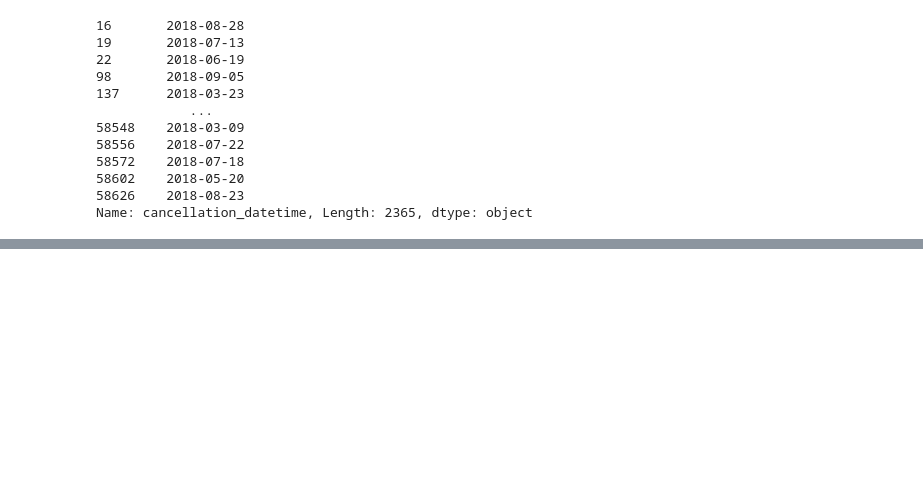
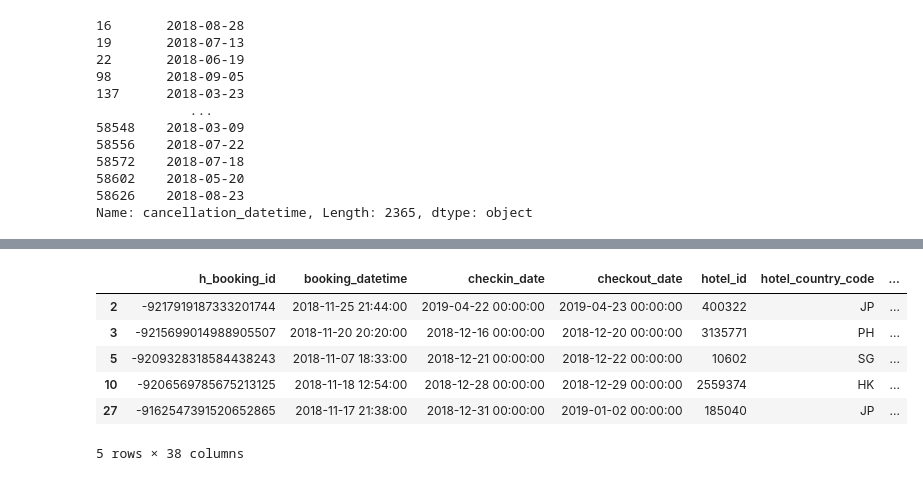
Before and after one commit to razbareli/IML, a Jupyter notebook: challenge/model_testing.ipynb, the cells around one changed output, grey strips where cells are left out. Cells and saved outputs as stored; diff of their text form; code cells hidden in the pictures; blank space fills up the shorter version.

```diff
--- a/challenge/model_testing.ipynb
+++ b/challenge/model_testing.ipynb
@@ -150,0 +216,11 @@ full_data[(full_data.cancellation_datetime > '2018-08-07') & (full_data.cancella
+# %%
+test_data_w1 = pd.read_csv(r"C:\Users\97250\PycharmProjects\IML.HUJI\datasets\test_set_week_1.csv").dropna().drop_duplicates()
+test_data_w1.head()
+# %% [output]
+|  | h_booking_id | booking_datetime | checkin_date | checkout_date | hotel_id | hotel_country_code | ... |
+| 2 | -9217919187333201744 | 2018-11-25 21:44:00 | 2019-04-22 00:00:00 | 2019-04-23 00:00:00 | 400322 | JP | ... |
+| 3 | -9215699014988905507 | 2018-11-20 20:20:00 | 2018-12-16 00:00:00 | 2018-12-20 00:00:00 | 3135771 | PH | ... |
+| 5 | -9209328318584438243 | 2018-11-07 18:33:00 | 2018-12-21 00:00:00 | 2018-12-22 00:00:00 | 10602 | SG | ... |
+| 10 | -9206569785675213125 | 2018-11-18 12:54:00 | 2018-12-28 00:00:00 | 2018-12-29 00:00:00 | 2559374 | HK | ... |
+| 27 | -9162547391520652865 | 2018-11-17 21:38:00 | 2018-12-31 00:00:00 | 2019-01-02 00:00:00 | 185040 | JP | ... |
+5 rows × 38 columns
```
Also changed, not shown: parts of 17 cells of this notebook, 2 other files.
